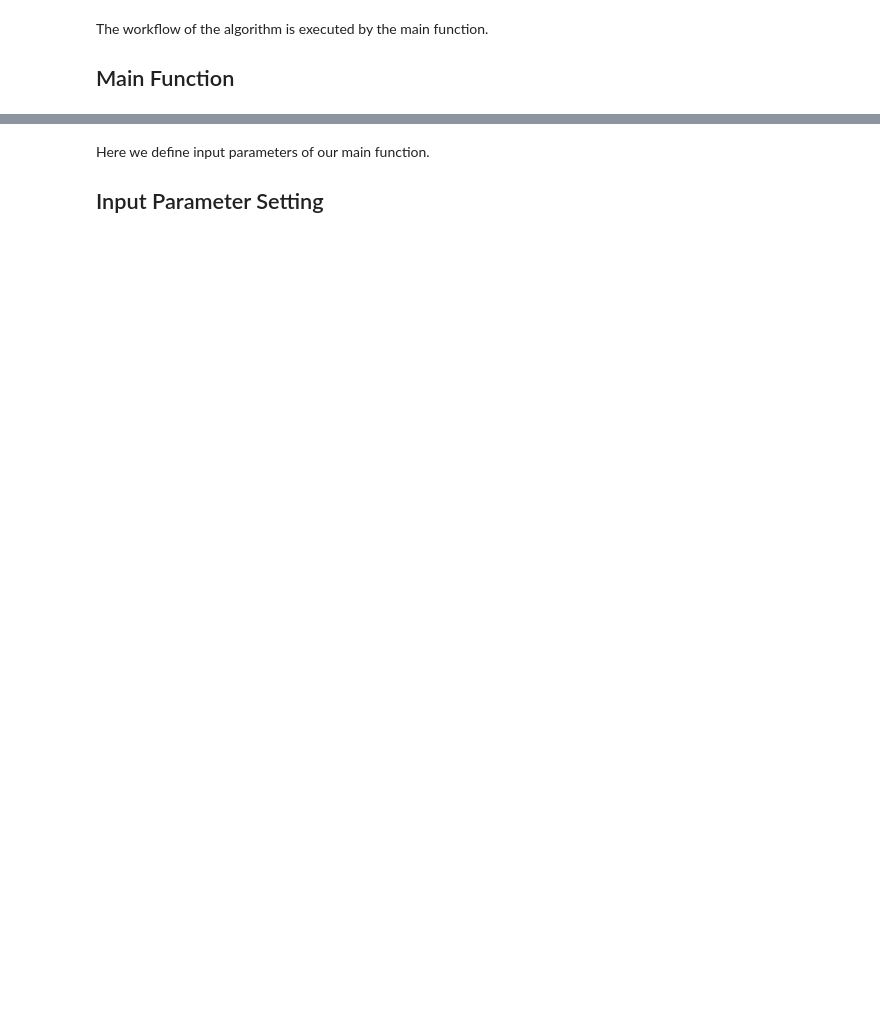
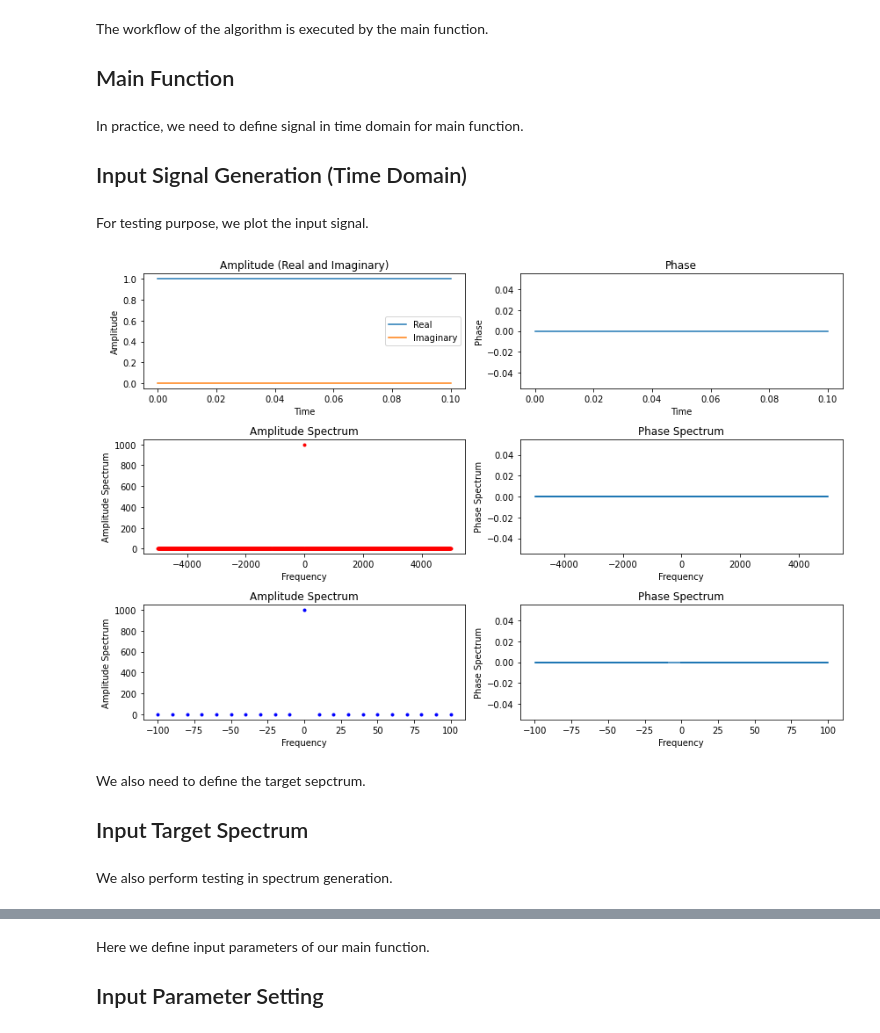
Before and after one commit to AlexSJL/PhaseRetrieval, a Jupyter notebook: CGH by GSA.ipynb, the cells around one changed output, grey strips where cells are left out. Drawn from its saved outputs; the diff is of its cells as text; code cells hidden in the pictures; blank space fills up the shorter version.

```diff
--- a/CGH by GSA.ipynb
+++ b/CGH by GSA.ipynb
@@ -236,3 +191,7 @@ def main(T, N, num_iterations, amplitude_spectrum_0, phase_spectrum_0):
         i += 1
 
     return t, amplitude_spectrum, phase_spectrum, A_t, phi_t, errors
+# %% [markdown]
+In practice, we need to define signal in time domain for main function.
+
+## Input Signal Generation (Time Domain)
@@ -238,0 +225,64 @@ def main(T, N, num_iterations, amplitude_spectrum_0, phase_spectrum_0):
+# %% [markdown]
+For testing purpose, we plot the input signal.
+# %%
+signal_t, phit = signal(0.1, 1000)
+t = np.linspace(0, 0.1, 1000)
+signal_w = np.fft.fft(signal_t)
+freqs = np.fft.fftfreq(1000, t[1] - t[0])
+
+
+amplitude_spectrum = np.abs(signal_w)
+phase_spectrum = np.angle(signal_w)
+
+plt.figure(figsize=(12, 8))
+
+plt.subplot(3, 2, 1)
+plt.plot(t, signal_t.real, label='Real')
+plt.plot(t, signal_t.imag, label='Imaginary')
+plt.xlabel('Time')
+plt.ylabel('Amplitude')
+plt.title('Amplitude (Real and Imaginary)')
+plt.legend()
+
+plt.subplot(3, 2, 2)
+plt.plot(t, phit)
+plt.xlabel('Time')
+plt.ylabel('Phase')
+plt.title('Phase')
+
+plt.subplot(3,2,3)
+plt.plot(freqs, amplitude_spectrum,'r.')
+plt.xlabel('Frequency')
+plt.ylabel('Amplitude Spectrum')
+plt.title('Amplitude Spectrum')
+
+plt.subplot(3,2,4)
+plt.plot(freqs, phase_spectrum)
+plt.xlabel('Frequency')
+plt.ylabel('Phase Spectrum')
+plt.title('Phase Spectrum')
+
+
+freq_range = (-100, 100)
+freq_mask = np.logical_and(freqs >= freq_range[0], freqs <= freq_range[1])
+
+plt.subplot(3,2,5)
+plt.plot(freqs[freq_mask], amplitude_spectrum[freq_mask], 'b.')
+plt.xlabel('Frequency')
+plt.ylabel('Amplitude Spectrum')
+plt.title('Amplitude Spectrum')
+
+plt.subplot(3,2,6)
+plt.plot(freqs[freq_mask], phase_spectrum[freq_mask])
+plt.xlabel('Frequency')
+plt.ylabel('Phase Spectrum')
+plt.title('Phase Spectrum')
+
+plt.tight_layout()
+plt.show()
+# %% [output]
+[figure, added]
+# %% [markdown]
+We also need to define the target sepctrum.
+
+## Input Target Spectrum
@@ -238,0 +324,2 @@ def main(T, N, num_iterations, amplitude_spectrum_0, phase_spectrum_0):
+# %% [markdown]
+We also perform testing in spectrum generation.
```
Also changed, not shown: parts of 15 cells of this notebook.
